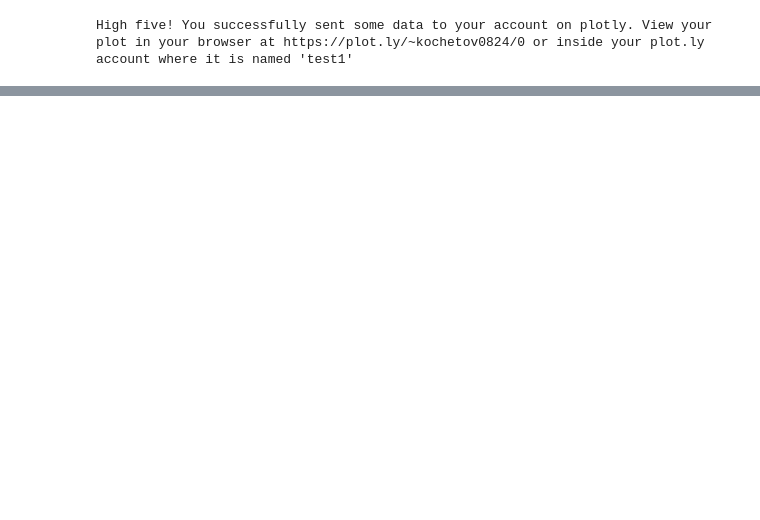
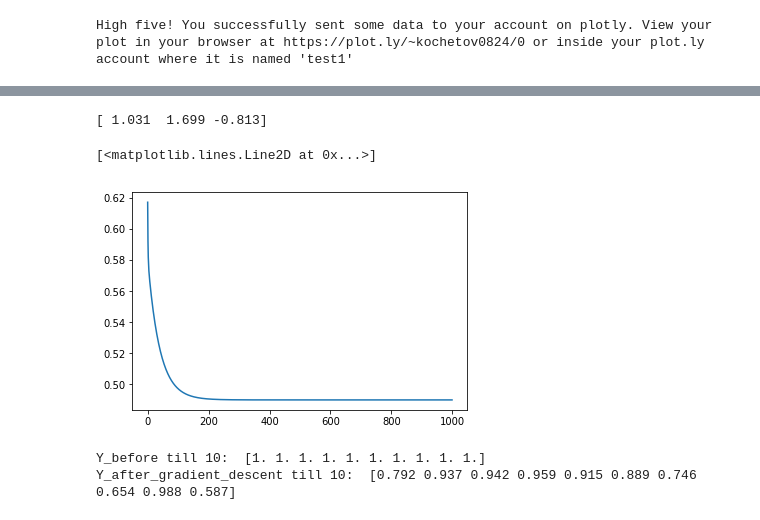
Before and after one commit to KonstantinKochetov/ML-implementations, a Jupyter notebook: Beleg3.ipynb, the cells around one changed output, grey strips where cells are left out. Saved outputs shown, nothing was run; the diff lists cells and outputs as text; code cells hidden in the pictures; blank space fills up the shorter version.

Commit message:
aufgabe 9

```diff
--- a/Beleg3.ipynb
+++ b/Beleg3.ipynb
@@ -387,0 +391,62 @@ print(cost_test_2)
+# %%
+# Aufgabe 9
+def compute_new_theta_reg(X, y, theta, alpha, h, lam):
+
+    # make an array of lambdas
+    lamarray = np.ones(len(theta)) * lam
+
+    # zero out first element so se don't regularize constant term
+    lamarray[0] = 0.0
+
+    # number of training samples
+    m = len(y)
+
+    grad = theta - (alpha * ((np.dot(np.transpose(X), h(X) - y)) * (1/m) + (lamarray * theta) * (1/m)))
+
+    return grad
+
+
+# test
+theta_test_9 = np.array([1.1, 2.0, -.9])
+h_test_9 = logistic_hypothesis(theta_test_9)
+X_test_9 = X.copy()
+y_test_9 = y.copy()
+lambda_reg_test_9 = 1
+
+theta_result_9 = compute_new_theta_reg(X_test_9, y_test_9, theta_test_9, alpha, h_test_9, lambda_reg_test_9)
+print(theta_result_9)
+# %% [output]
+[ 1.031  1.699 -0.813]
+# %%
+# b), c)
+def gradient_descent_reg(alpha, theta, X, y, lam):
+    J_history = np.zeros((num_iters, 1))
+    for i in range(num_iters):
+        h = logistic_hypothesis(theta)
+        theta = compute_new_theta_reg(X, y, theta, alpha, h, lam)
+        for j in range(m):
+            j = cost_function_reg(X, y, h, theta, lam)
+            J_history[i] = j
+    return J_history, theta
+
+# test
+theta_test_11 = np.array([0, 0, 0])
+h_test_11 = logistic_hypothesis(theta_test_4)
+X_test_11 = X.copy()
+y_test_11 = y.copy()
+lambda_reg_test_11 = 10
+
+J_history, theta_result = gradient_descent_reg(alpha, theta_test_11, X_test_11, y_test_11, lambda_reg_test_11)
+plt.plot(J_history)
+# %% [output]
+[<matplotlib.lines.Line2D at 0x...>]
+[figure, added]
+# %%
+# test Y
+print("Y_before till 10: ", y[:10])
+h = logistic_hypothesis(theta_result)
+y_after = h(X)
+print("Y_after_gradient_descent till 10: ", y_after[:10])
+# %% [output]
+Y_before till 10:  [1. 1. 1. 1. 1. 1. 1. 1. 1. 1.]
+Y_after_gradient_descent till 10:  [0.792 0.937 0.942 0.959 0.915 0.889 0.746 0.654 0.988 0.587]
```
Also changed, not shown: parts of 12 cells of this notebook, 3 other files.
